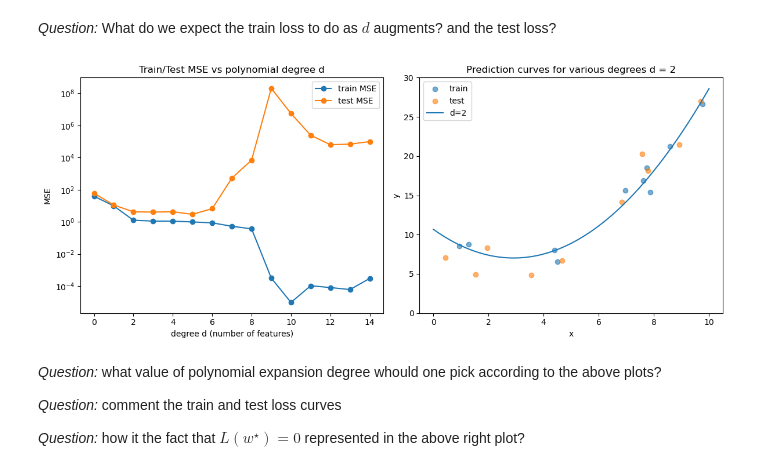
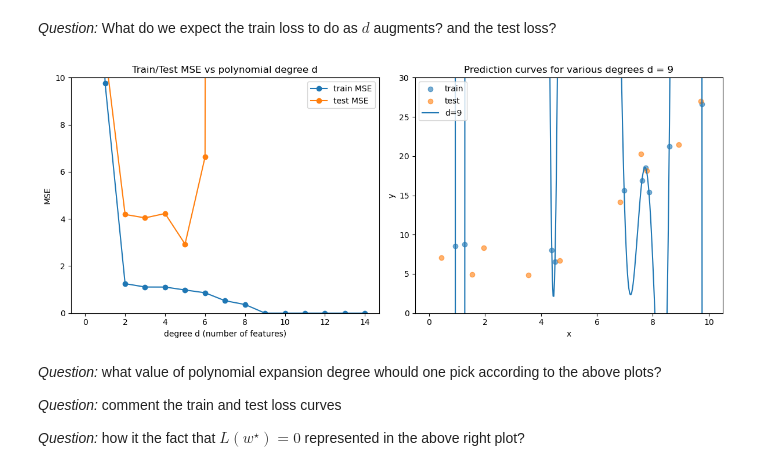
Before and after one commit to scottpesme/Basics-of-ML, a Jupyter notebook: Notebooks/Class 2 (linear regression)/linear_regression_playground-SOLUTIONS.ipynb, the cells around one changed output. Cells and saved outputs as stored; diff of their text form; code cells hidden in the pictures.

```diff
--- a/Notebooks/Class 2 (linear regression)/linear_regression_playground-SOLUTIONS.ipynb
+++ b/Notebooks/Class 2 (linear regression)/linear_regression_playground-SOLUTIONS.ipynb
@@ -402,38 +402,38 @@ for d in degrees_to_evaluate:
 # Plot train/test MSE vs d
 ds = np.array(degrees_to_evaluate)
 
 fig, axes = plt.subplots(1, 2, figsize=(12, 5))
 
 # --- Left plot: Train/Test MSE ---
-axes[0].semilogy(ds, train_mse_by_d, marker="o", label="train MSE")
-axes[0].semilogy(ds, test_mse_by_d,  marker="o", label="test MSE")
+axes[0].plot(ds, train_mse_by_d, marker="o", label="train MSE")
+axes[0].plot(ds, test_mse_by_d,  marker="o", label="test MSE")
 axes[0].set_xlabel("degree d (number of features)")
 axes[0].set_ylabel("MSE")
 axes[0].set_title("Train/Test MSE vs polynomial degree d")
-# axes[0].set_ylim([0, 30])
+axes[0].set_ylim([0, 10])
 axes[0].legend()
 
 # --- Right plot: Prediction functions ---
-d = 2   # <-- play with the value of d here
+d = 9   # <-- play with the value of d here
 
 xs_dense = np.linspace(x_min, x_max, 400)
 axes[1].scatter(x_train, y_train, label="train", alpha=0.6)
 axes[1].scatter(x_test,  y_test,  label="test",  alpha=0.6)
 
 Xd_dense = make_vandermonde(xs_dense, d)
 w = fitted_by_d.get(d)
 y_pred_dense = Xd_dense @ w
 axes[1].plot(xs_dense, y_pred_dense, label=f"d={d}")
 axes[1].set_ylim(0, 30)
 axes[1].set_xlabel("x")
 axes[1].set_ylabel("y")
 axes[1].set_title("Prediction curves for various degrees d = {}".format(d))
 axes[1].legend()
 
 plt.tight_layout()
 plt.show()
 # %% [output]
-[figure, old version]
+[figure, new version]
 # %% [markdown]
 *Question:* what value of polynomial expansion degree whould one pick according to the above plots?
 
```
Also changed, not shown: parts of 3 cells of this notebook.
